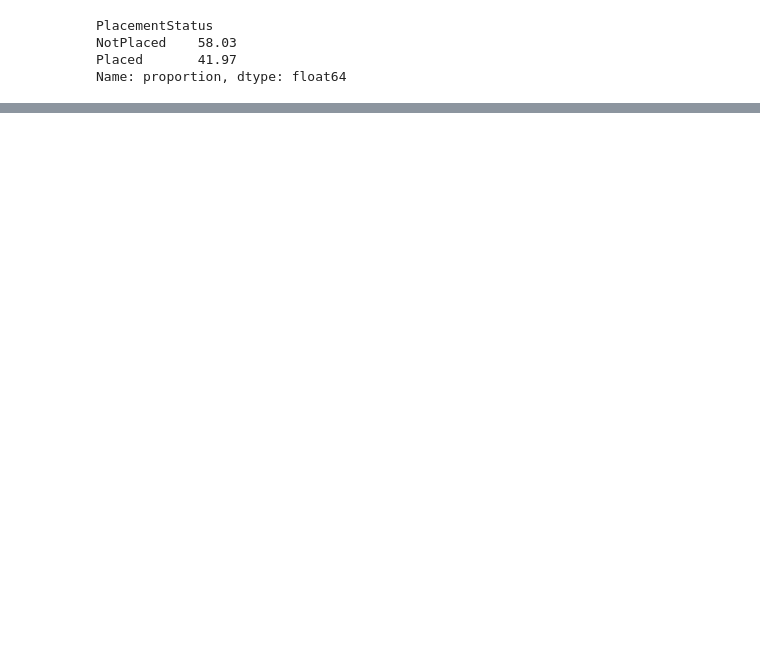
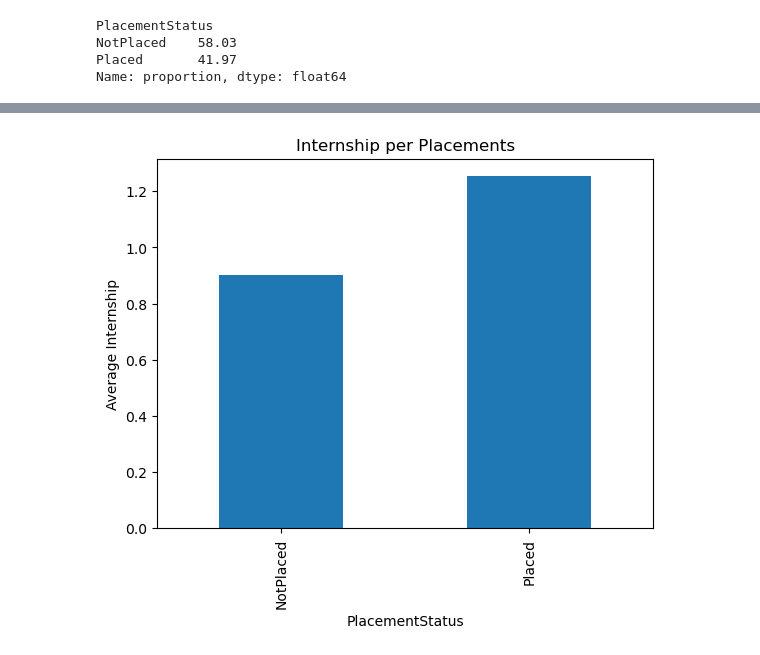
Before and after one commit to avy-pixel/Student-placement-prediction, a Jupyter notebook: Studentdata/Notebook.ipynb, the cells around one changed output, grey strips where cells are left out. Cells and saved outputs as stored; diff of their text form; code cells hidden in the pictures; blank space fills up the shorter version.

```diff
--- a/Studentdata/Notebook.ipynb
+++ b/Studentdata/Notebook.ipynb
@@ -115,0 +167,7 @@ Name: proportion, dtype: float64
+# %%
+df.groupby("PlacementStatus")["Internships"].mean().plot(kind="bar")
+plt.title("Internship per Placements")
+plt.ylabel("Average Internship")
+plt.show()
+# %% [output]
+[figure, added]
```
Also changed, not shown: parts of 21 cells of this notebook.
